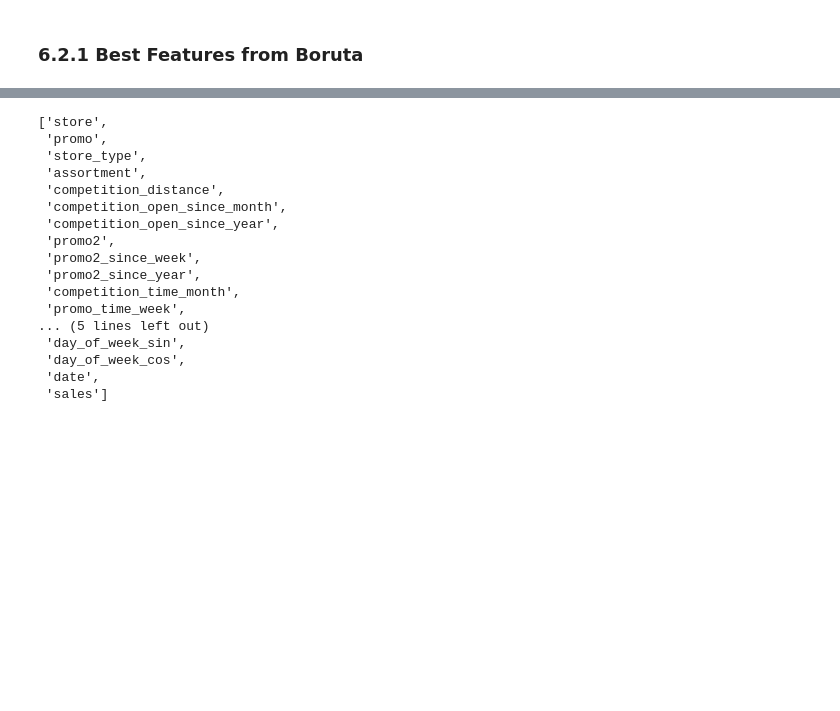
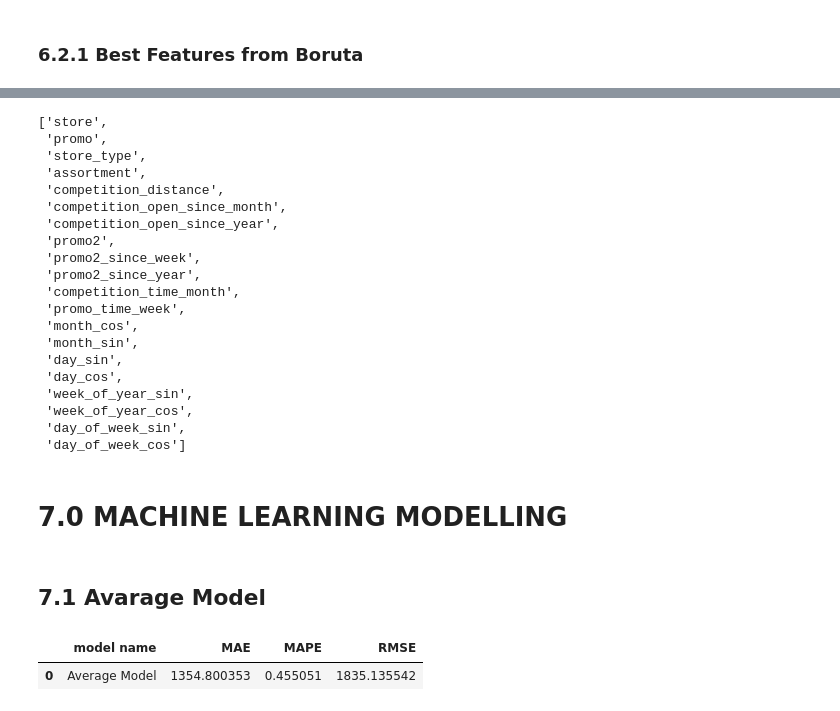
Before and after one commit to bpessoamorais/ds_em_producao, a Jupyter notebook: v01_store_sales_prediction_.ipynb, the cells around one changed output, grey strips where cells are left out. Cells and saved outputs as stored; diff of their text form; code cells hidden in the pictures; blank space fills up the shorter version.

```diff
--- a/v01_store_sales_prediction_.ipynb
+++ b/v01_store_sales_prediction_.ipynb
@@ -40,11 +45,31 @@ def v_cramer(x,y):
     cm = pd.crosstab(x, y).values
     chi2 = ss.chi2_contingency(cm)[0]
     k, r = cm.shape
+    n = cm.sum()
     kcorr = k - (k-1)**2/(n-1)
     rcorr = r - (r-1)**2/(n-1)
     chi2corr = max(0,chi2 - (k-1)*(r-1)/(n-1))
 
+
     return np.sqrt((chi2corr/n) / (min(kcorr-1, rcorr-1)))
+
+
+# Model Performance
+
+def mean_absolute_percentage_error (y, yhat):
+
+    return np.mean(np.abs((y-yhat)/y))
+
+
+def ml_error (model_name, y, yhat):
+    mae = mean_absolute_error(y, yhat)
+    mape = mean_absolute_percentage_error(y, yhat)
+    rmse = np.sqrt(mean_squared_error(y, yhat))
+
+    return pd.DataFrame({'model name': model_name,
+                         'MAE': mae,
+                         'MAPE': mape,
+                         'RMSE': rmse}, index=[0])
 # %%
 jupyter_settings()
 # %% [output]
@@ -1018,7 +1054,7 @@ cols_selected_boruta = [
  'month_sin',
  'day_sin',
  'day_cos',
- 'week_of_year_sin'
+ 'week_of_year_sin',
  'week_of_year_cos',
  'day_of_week_sin',
  'day_of_week_cos'
@@ -1028,7 +1064,8 @@ cols_selected_boruta = [
 feat_to_add = ['date', 'sales']
 
 # final selected features
-cols_selected_boruta.extend(feat_to_add)
+cols_selected_boruta_full = cols_selected_boruta.copy()
+cols_selected_boruta_full.extend(feat_to_add)
 # %%
 cols_selected_boruta
 # %% [output]
@@ -1044,8 +1081,13 @@ cols_selected_boruta
  'promo2_since_year',
  'competition_time_month',
  'promo_time_week',
-... (5 lines left out)
+ 'month_cos',
+ 'month_sin',
+ 'day_sin',
+ 'day_cos',
+ 'week_of_year_sin',
+ 'week_of_year_cos',
  'day_of_week_sin',
- 'day_of_week_cos',
- 'date',
- 'sales']
+ 'day_of_week_cos']
+# %% [markdown]
+# 7.0 MACHINE LEARNING MODELLING
@@ -1051,0 +1097,20 @@ cols_selected_boruta
+# %% [markdown]
+## 7.1 Avarage Model
+# %%
+aux25 = x_test.copy()
+aux25['sales'] = y_test.copy()
+
+# Model
+aux26 = aux25[['store', 'sales']].groupby('store').mean().reset_index().rename(columns={'sales': 'predictions'})
+aux26
+aux27 = pd.merge(aux25, aux26, how='left', on='store')
+
+# Prediction
+yhat_baseline = aux27['predictions']
+
+#Perfomance
+baseline_result = ml_error('Average Model', np.expm1(y_test), np.expm1(yhat_baseline))
+baseline_result
+# %% [output]
+|  | model name | MAE | MAPE | RMSE |
+| 0 | Average Model | 1354.800353 | 0.455051 | 1835.135542 |
```
Also changed, not shown: parts of 48 cells of this notebook.
